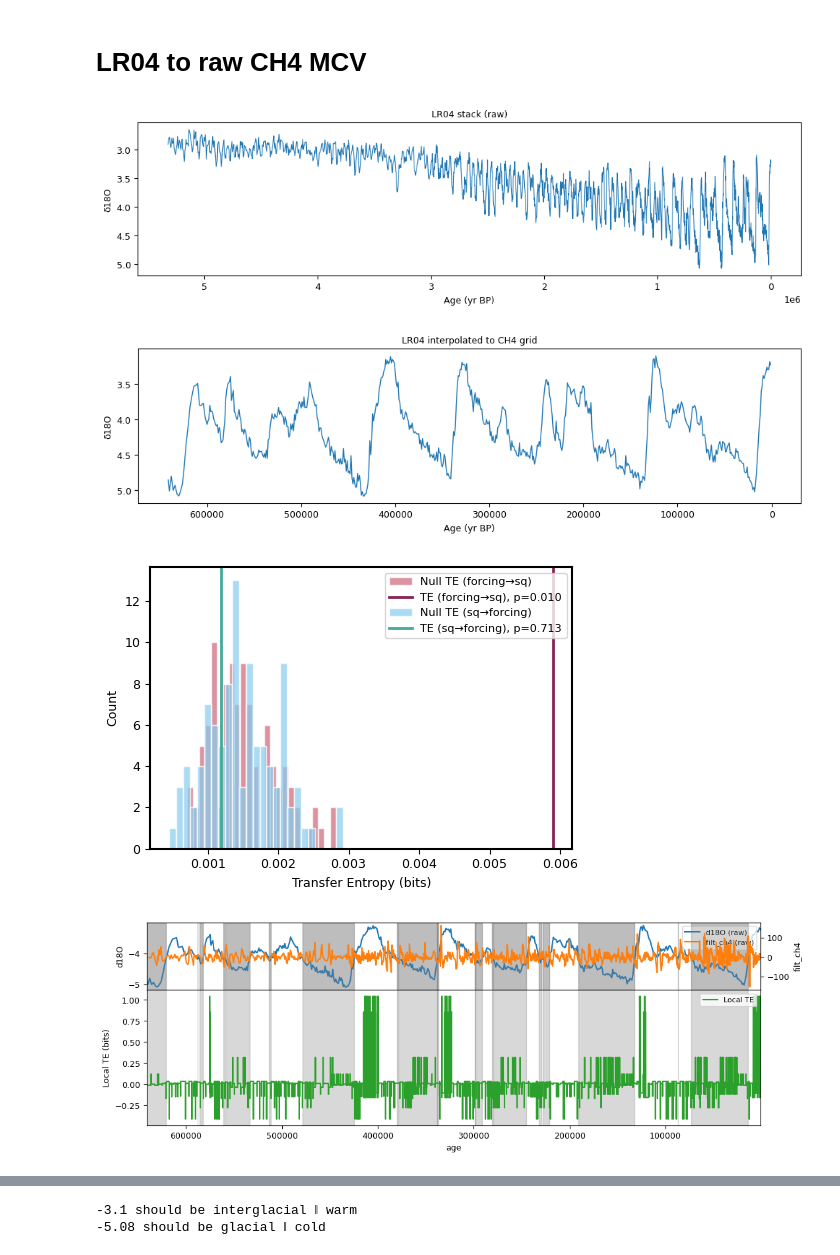
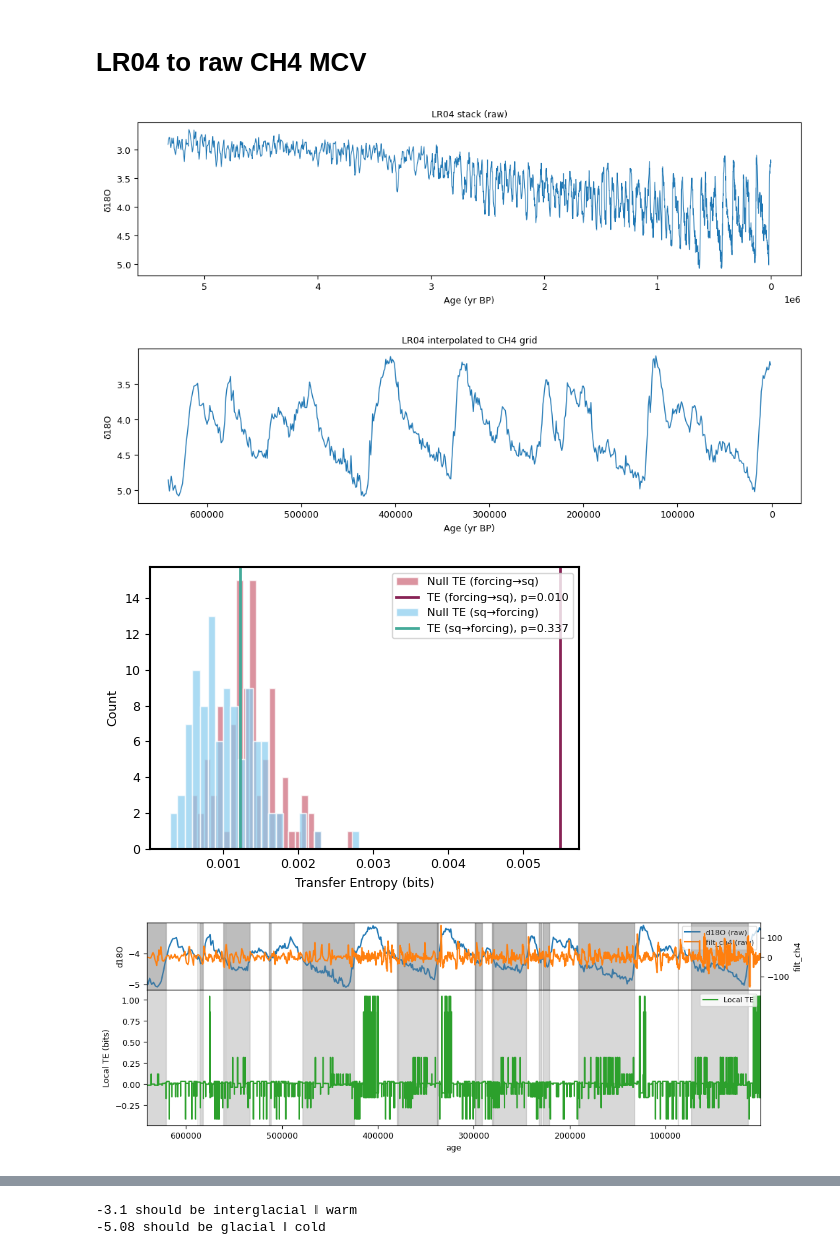
Before and after one commit to Peisong-Zheng/bipolar_seesaw_CCM, a Jupyter notebook: TE_LR04_CH4.ipynb, the cells around one changed output, grey strips where cells are left out. Cells and saved outputs as stored; diff of their text form; code cells hidden in the pictures.

```diff
--- a/TE_LR04_CH4.ipynb
+++ b/TE_LR04_CH4.ipynb
@@ -721,37 +721,37 @@ lr04= df_lr04_interp['d18O'].values  # LR04 benthic stack
 sq = df_filt_ch4['filt_ch4'].values    # target (residual)
 
 
-result,fig=sa.transfer_entropy_surrogate_test(lr04,sq, forcing_bins=6, sq_bins=2, n_surr=100)
+result,fig, te=sa.transfer_entropy_surrogate_test(lr04,sq, forcing_bins=5, sq_bins=2, n_surr=100)
 
 
 
 LTE = sa.local_TE(df_lr04_interp.copy(), df_filt_ch4.copy(),
                    forcing_column='d18O',
                    target_column='filt_ch4',
                    time_column='age',
                    nbins_pre=6,
                    nbins_target=2)
 
 
 
 Lp = sa.local_prob(df_lr04_interp.copy(), df_filt_ch4.copy(),
                    forcing_column='d18O',
                    target_column='filt_ch4',
                    time_column='age',
                    nbins_pre=6,
                    smooth_win=300)
 
 
 Lp = sa.local_stay_split(df_lr04_interp.copy(), df_filt_ch4.copy(),
                    forcing_column='d18O',
                    target_column='filt_ch4',
                    time_column='age',
                    nbins_pre=6,
                    smooth_win=300)
 # %% [output]
 [figure]
 [figure]
-[figure, old version]
+[figure, new version]
 [figure]
 [figure]
 [figure]
```
Also changed, not shown: parts of 1 cell of this notebook, 2 other files.
